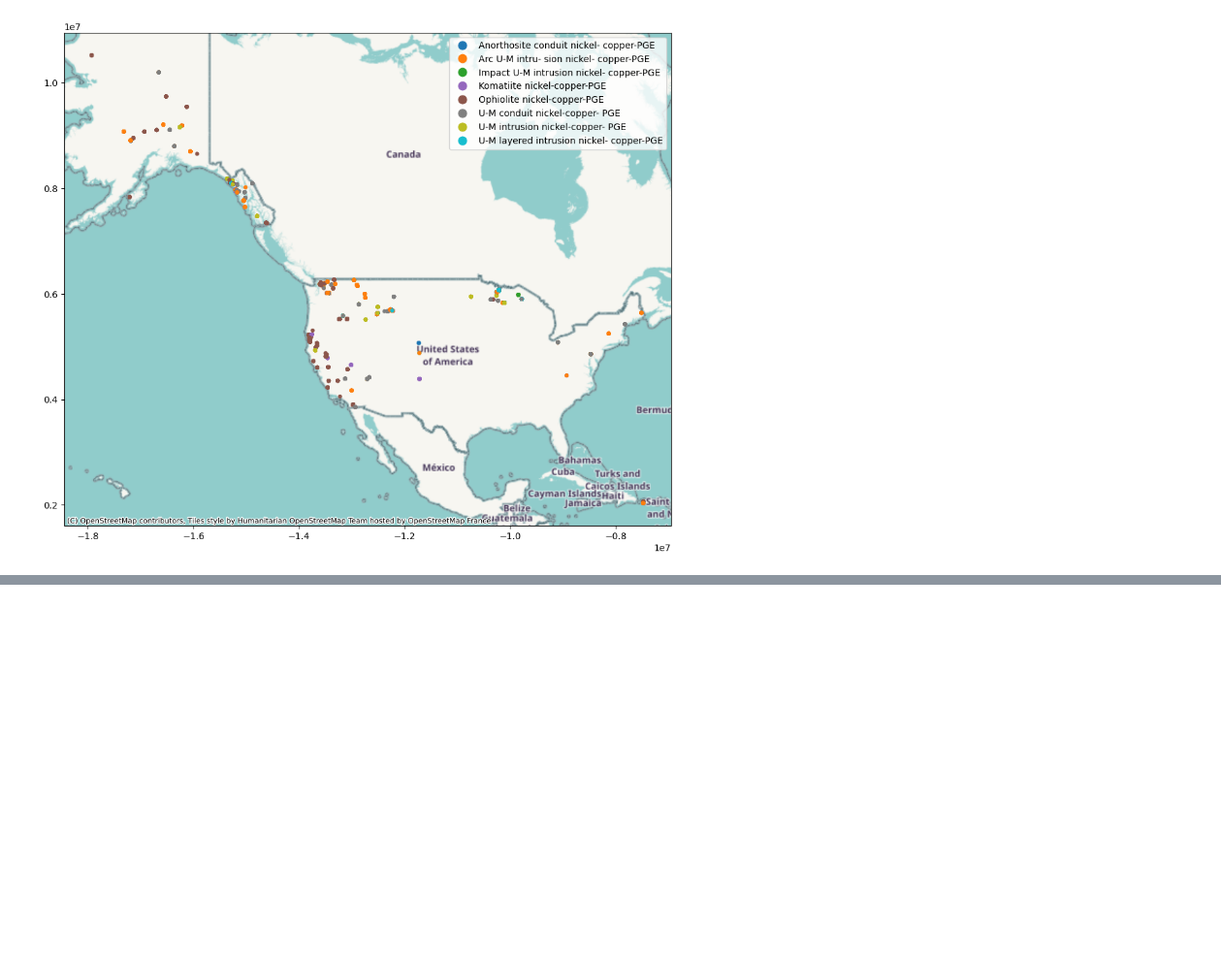
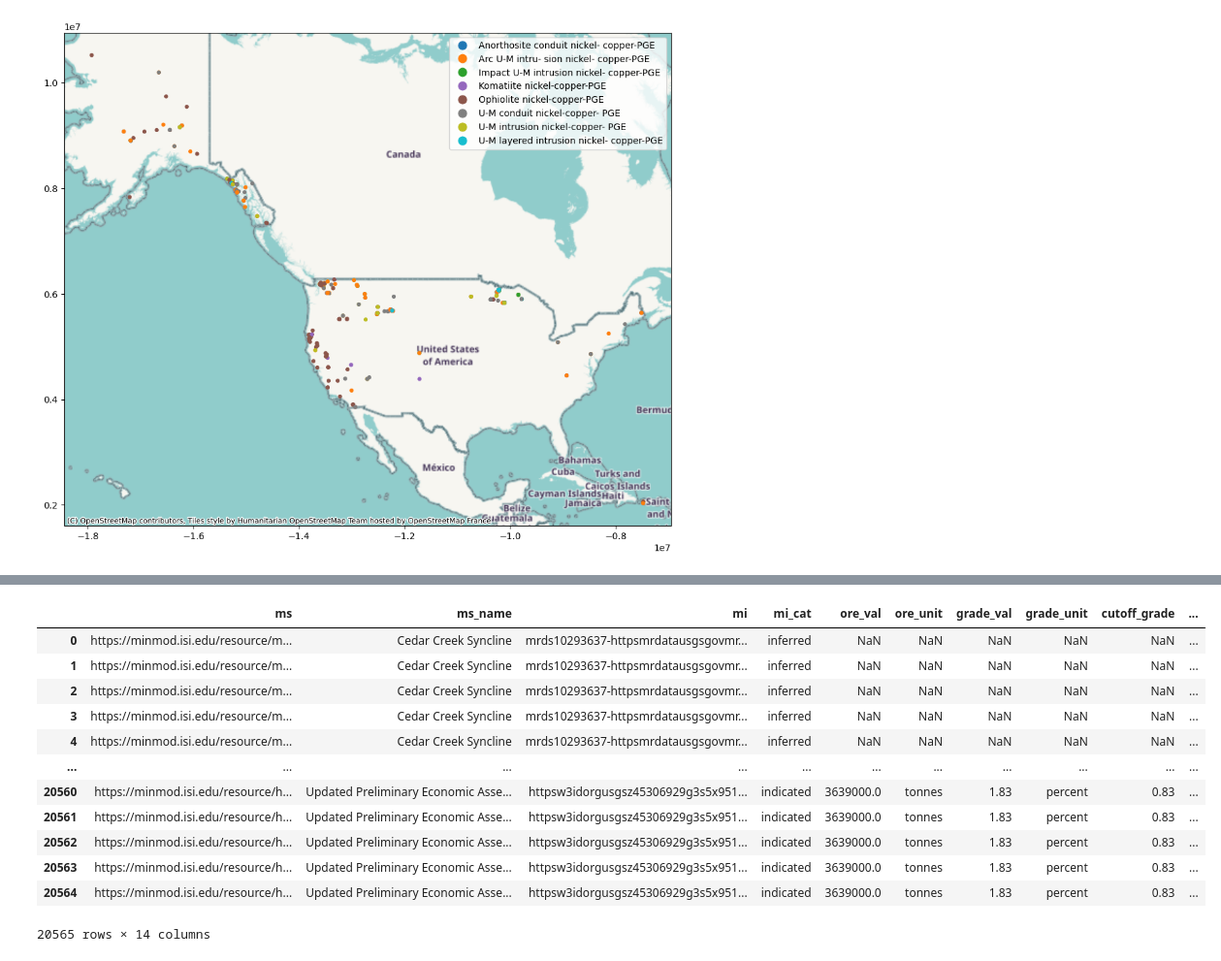
Before and after one commit to binh-vu/ta2-minmod-data, a Jupyter notebook: sandbox/sparql_sandbox.ipynb, the cells around one changed output, grey strips where cells are left out. Shown at 97% size. Drawn from its saved outputs; the diff is of its cells as text; code cells hidden in the pictures; blank space fills up the shorter version.

```diff
--- a/sandbox/sparql_sandbox.ipynb
+++ b/sandbox/sparql_sandbox.ipynb
@@ -652,0 +570,36 @@ plt.show()
+# %%
+mineral_data_df = pd.DataFrame([
+    {
+        'ms': row['ms.value'], # This is not yet the name, it's the suffix of the uri
+        'ms_name': row['ms_name.value'] if len(row['ms_name.value']) > 0 else row['ms.value'].split('/')[-1],
+        'mi': row['mi.value'].split('/')[-1],
+        'mi_cat': row['mi_cat.value'].lower().split('/')[-1],
+        'ore_val': float(row['ore_val.value']),
+        'ore_unit': row['ore_unit_lbl.value'],
+        'grade_val': float(row['grade_val.value']),
+        'grade_unit': row['grade_unit_lbl.value'],
+        'cutoff_grade': float(row['cutoff_grade.value']),
+        'cutoff_grade_unit': row['cutoff_grade.value'],
+        'deposit_type_qnode': row['dtnorm.value'],
+        'deposit_type': row['dtnorm_label.value'],
+        'dep_type_score': float(row['dt_conf.value']),
+        'country': row['country.value']
+        #'loc_wkt': row['loc_wkt.value']
+    }
+    for index, row in query_resp_df.iterrows()
+])
+mineral_data_df
+# %% [output]
+|  | ms | ms_name | mi | mi_cat | ore_val | ore_unit | grade_val | grade_unit | cutoff_grade | ... |
+| 0 | https://minmod.isi.edu/resource/m... | Cedar Creek Syncline | mrds10293637-httpsmrdatausgsgovmr... | inferred | NaN | NaN | NaN | NaN | NaN | ... |
+| 1 | https://minmod.isi.edu/resource/m... | Cedar Creek Syncline | mrds10293637-httpsmrdatausgsgovmr... | inferred | NaN | NaN | NaN | NaN | NaN | ... |
+| 2 | https://minmod.isi.edu/resource/m... | Cedar Creek Syncline | mrds10293637-httpsmrdatausgsgovmr... | inferred | NaN | NaN | NaN | NaN | NaN | ... |
+| 3 | https://minmod.isi.edu/resource/m... | Cedar Creek Syncline | mrds10293637-httpsmrdatausgsgovmr... | inferred | NaN | NaN | NaN | NaN | NaN | ... |
+| 4 | https://minmod.isi.edu/resource/m... | Cedar Creek Syncline | mrds10293637-httpsmrdatausgsgovmr... | inferred | NaN | NaN | NaN | NaN | NaN | ... |
+| ... | ... | ... | ... | ... | ... | ... | ... | ... | ... | ... |
+| 20560 | https://minmod.isi.edu/resource/h... | Updated Preliminary Economic Asse... | httpsw3idorgusgsz45306929g3s5x951... | indicated | 3639000.0 | tonnes | 1.83 | percent | 0.83 | ... |
+| 20561 | https://minmod.isi.edu/resource/h... | Updated Preliminary Economic Asse... | httpsw3idorgusgsz45306929g3s5x951... | indicated | 3639000.0 | tonnes | 1.83 | percent | 0.83 | ... |
+| 20562 | https://minmod.isi.edu/resource/h... | Updated Preliminary Economic Asse... | httpsw3idorgusgsz45306929g3s5x951... | indicated | 3639000.0 | tonnes | 1.83 | percent | 0.83 | ... |
+| 20563 | https://minmod.isi.edu/resource/h... | Updated Preliminary Economic Asse... | httpsw3idorgusgsz45306929g3s5x951... | indicated | 3639000.0 | tonnes | 1.83 | percent | 0.83 | ... |
+| 20564 | https://minmod.isi.edu/resource/h... | Updated Preliminary Economic Asse... | httpsw3idorgusgsz45306929g3s5x951... | indicated | 3639000.0 | tonnes | 1.83 | percent | 0.83 | ... |
+20565 rows × 14 columns
```
Also changed, not shown: parts of 41 cells of this notebook, 4 other files.
